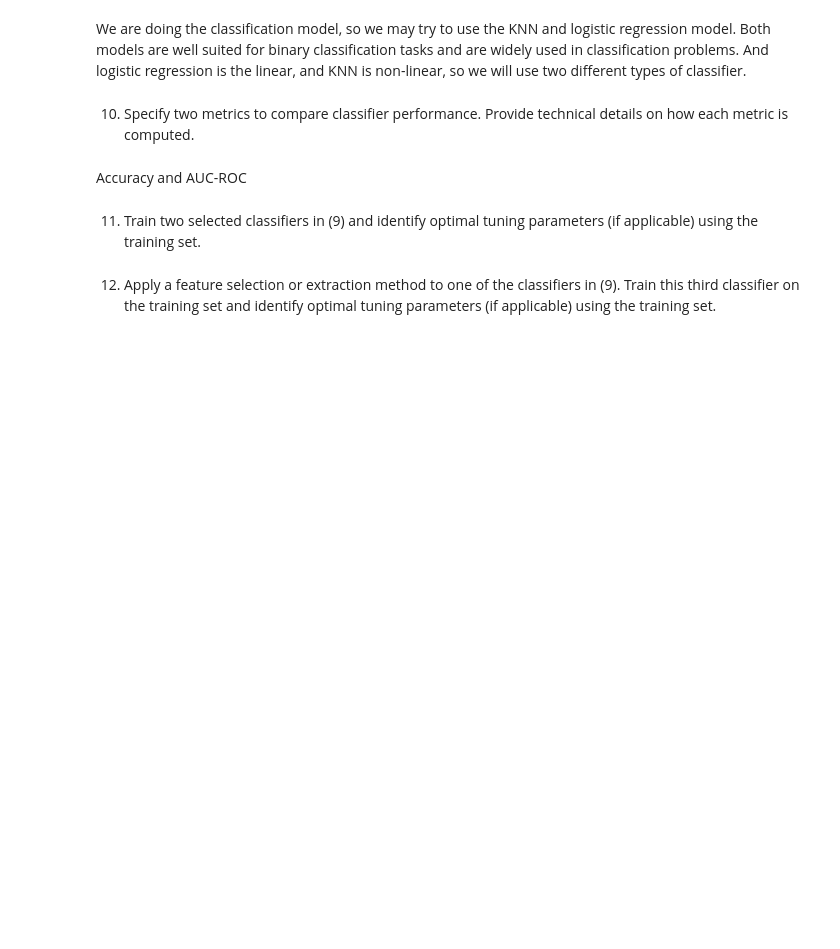
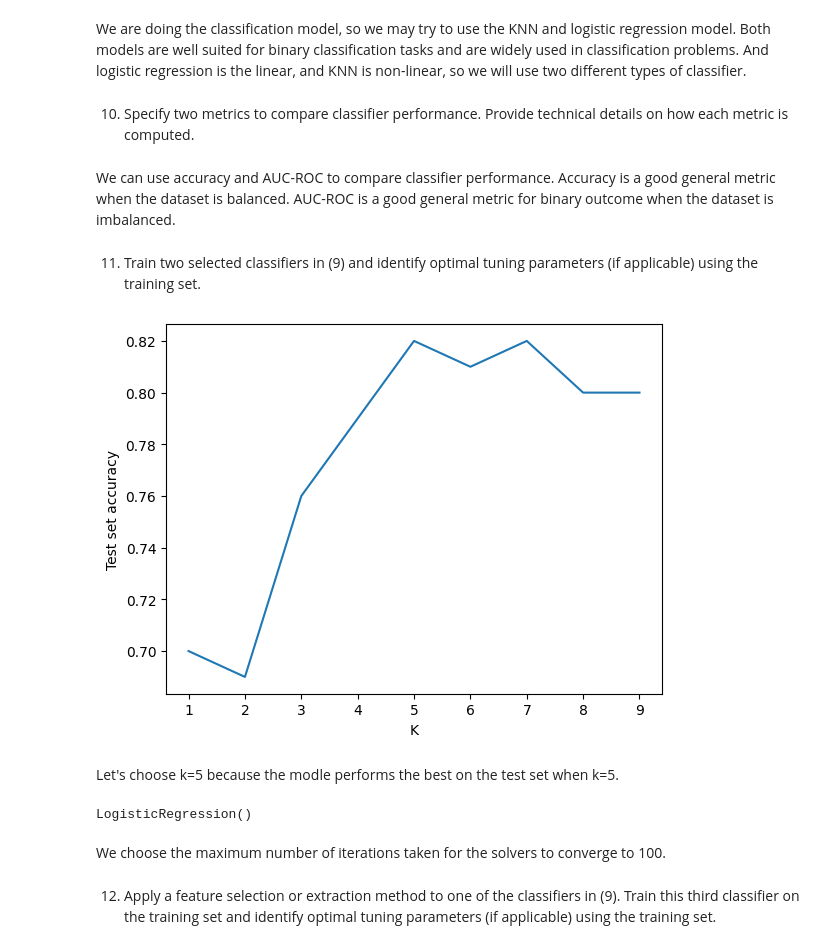
Before and after one commit to martin070904/clus-mar117, a Jupyter notebook: test.ipynb, the cells around one changed output. Saved outputs shown, nothing was run; the diff lists cells and outputs as text; code cells hidden in the pictures; blank space fills up the shorter version.

```diff
--- a/test.ipynb
+++ b/test.ipynb
@@ -399,10 +401,36 @@ X_train, X_test, y_train, y_test = train_test_split(
 We are doing the classification model, so we may try to use the KNN and logistic regression model. Both models are well suited for binary classification tasks and are widely used in classification problems. And logistic regression is the linear, and KNN is non-linear, so we will use two different types of classifier.
 # %% [markdown]
 10. Specify two metrics to compare classifier performance. Provide technical details on how each metric is computed.
-# %% [markdown]
-Accuracy and AUC-ROC
+# %% [markdown]
+We can use accuracy and AUC-ROC to compare classifier performance. Accuracy is a good general metric when the dataset is balanced. AUC-ROC is a good general metric for binary outcome when the dataset is imbalanced.
 # %% [markdown]
 11. Train two selected classifiers in (9) and identify optimal tuning parameters (if applicable) using the training set.
+# %%
+k_range = range(1, 10)
+scores = []
+
+for k in k_range:
+    knn = neighbors.KNeighborsClassifier(n_neighbors=k)
+    knn.fit(X_train, y_train)
+    y_pred = knn.predict(X_test)
+    scores.append(round(metrics.accuracy_score(y_test, y_pred),2))
+# %%
+plt.plot(k_range, scores)
+plt.xlabel('K')
+plt.ylabel('Test set accuracy')
+plt.xticks(range(1,10))
+plt.show()
+# %% [output]
+[figure, added]
+# %% [markdown]
+Let's choose k=5 because the modle performs the best on the test set when k=5.
+# %%
+log = LogisticRegression(max_iter=100)
+log.fit(X_train, y_train)
+# %% [output]
+LogisticRegression()
+# %% [markdown]
+We choose the maximum number of iterations taken for the solvers to converge to 100.
 # %% [markdown]
 12. Apply a feature selection or extraction method to one of the classifiers in (9). Train this third classifier on the training set and identify optimal tuning parameters (if applicable) using the training set.
 # %% [markdown]
```
Also changed, not shown: parts of 1 cell of this notebook.
